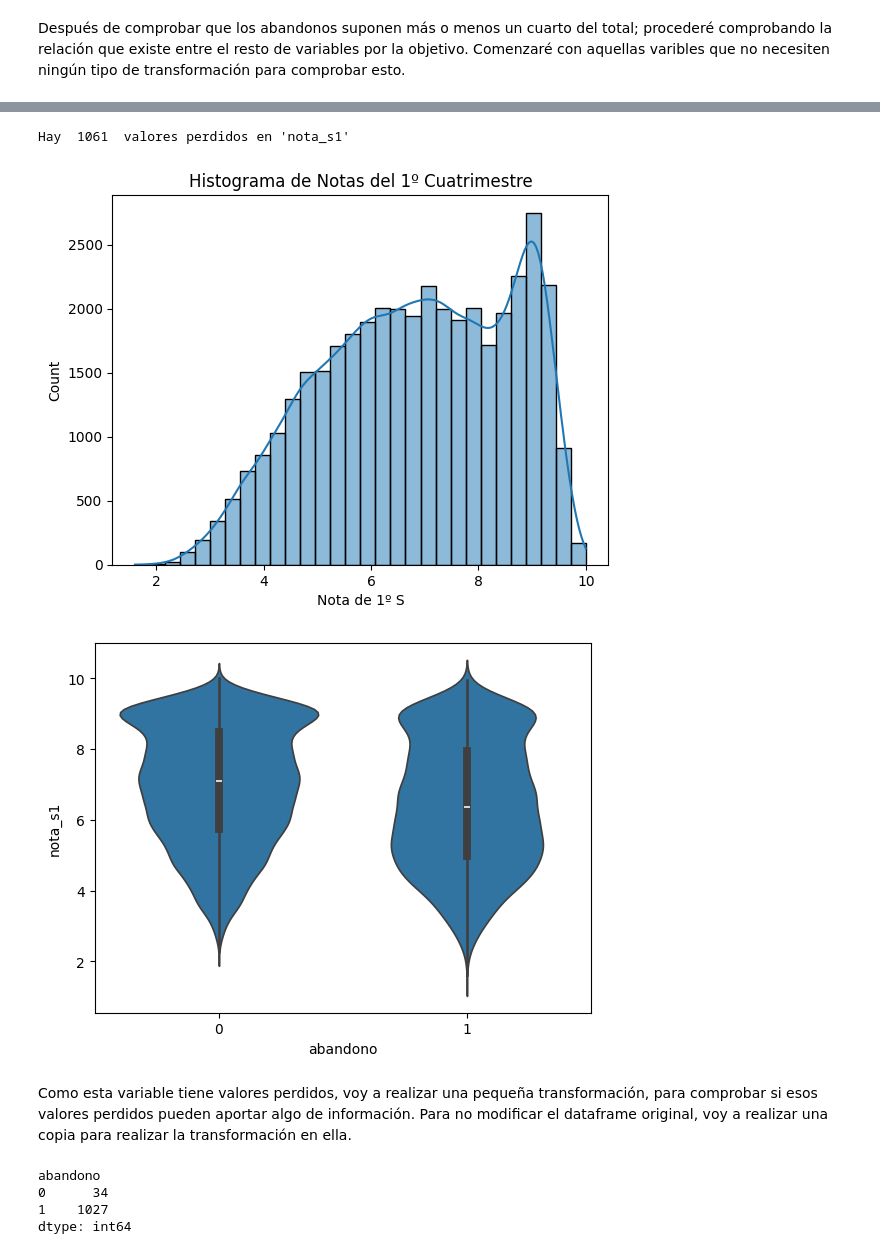
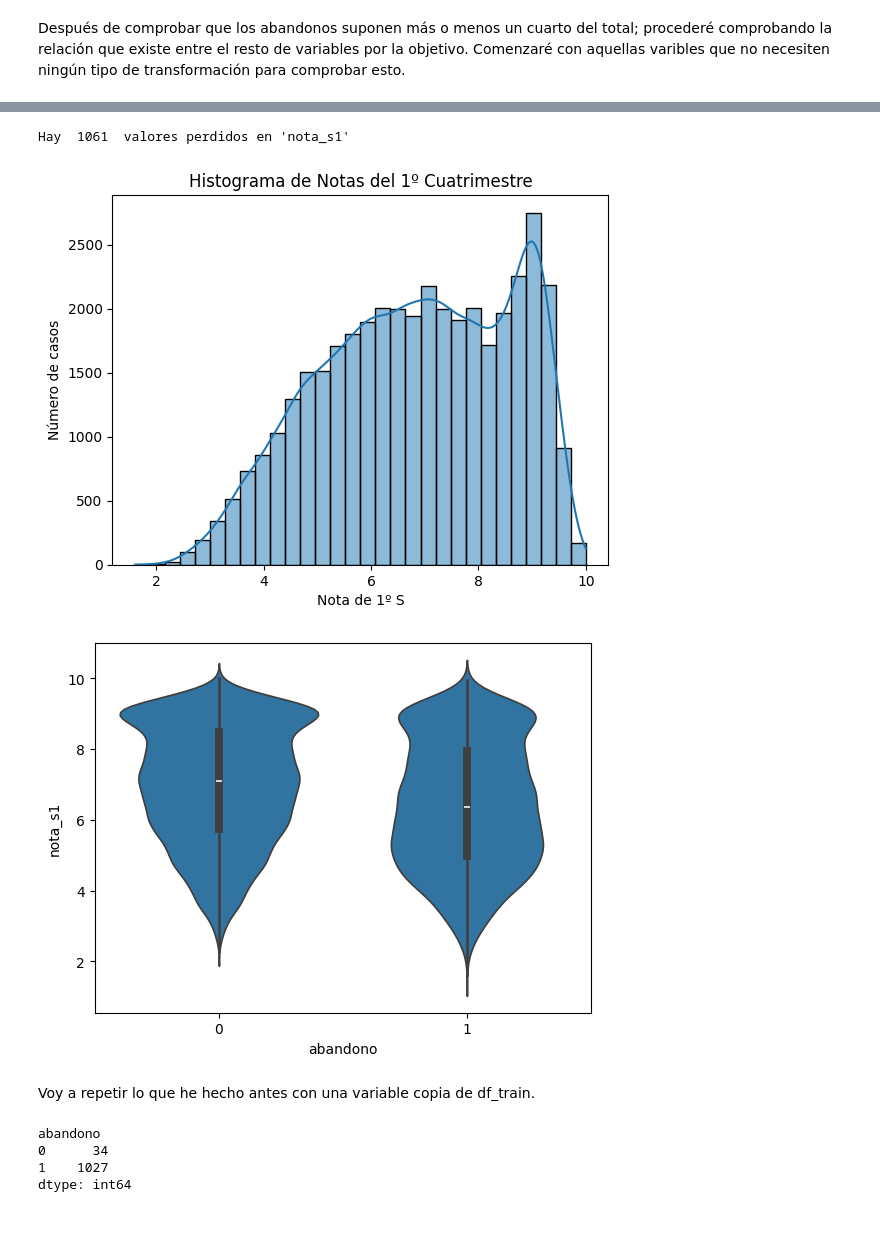
Before and after one commit to Marcos-Wth/Practica_1_Mineria_de_Datos, a Jupyter notebook: Práctica 1 - Análisis, procesamiento y validación .ipynb, the cells around one changed output, grey strips where cells are left out. Drawn from its saved outputs; the diff is of its cells as text; code cells hidden in the pictures; blank space fills up the shorter version.

```diff
--- a/Práctica 1 - Análisis, procesamiento y validación .ipynb
+++ b/Práctica 1 - Análisis, procesamiento y validación .ipynb
@@ -263,21 +299,22 @@ Hay  0  valores perdidos en 'nota_acceso'
 # %%
 # variable nota_s1
 perdidos = df_train['nota_s1'].isna().sum()
 print("Hay ",perdidos, " valores perdidos en 'nota_s1'")
 
 sns.histplot(df_train['nota_s1'], bins=30, kde=True)
 plt.title('Histograma de Notas del 1º Cuatrimestre')
 plt.xlabel('Nota de 1º S')
+plt.ylabel('Número de casos')
 plt.show()
 
 sns.violinplot(x='abandono', y='nota_s1', data=df_train)
 plt.show()
 # %% [output]
 Hay  1061  valores perdidos en 'nota_s1'
-[figure, old version]
+[figure, new version]
 [figure]
 # %% [markdown]
-Como esta variable tiene valores perdidos, voy a realizar una pequeña transformación, para comprobar si esos valores perdidos pueden aportar algo de información. Para no modificar el dataframe original, voy a realizar una copia para realizar la transformación en ella.
+Voy a repetir lo que he hecho antes con una variable copia de df_train.
 # %%
 df_copia=df_train.copy(deep=True)
 
```
Also changed, not shown: parts of 13 cells of this notebook, 1 other file.
